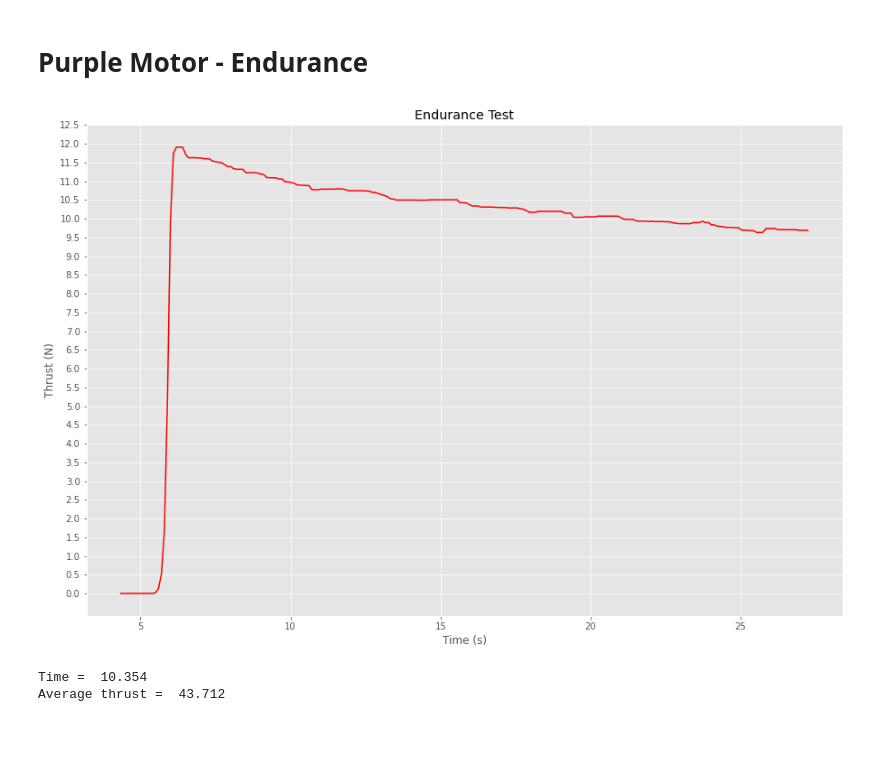
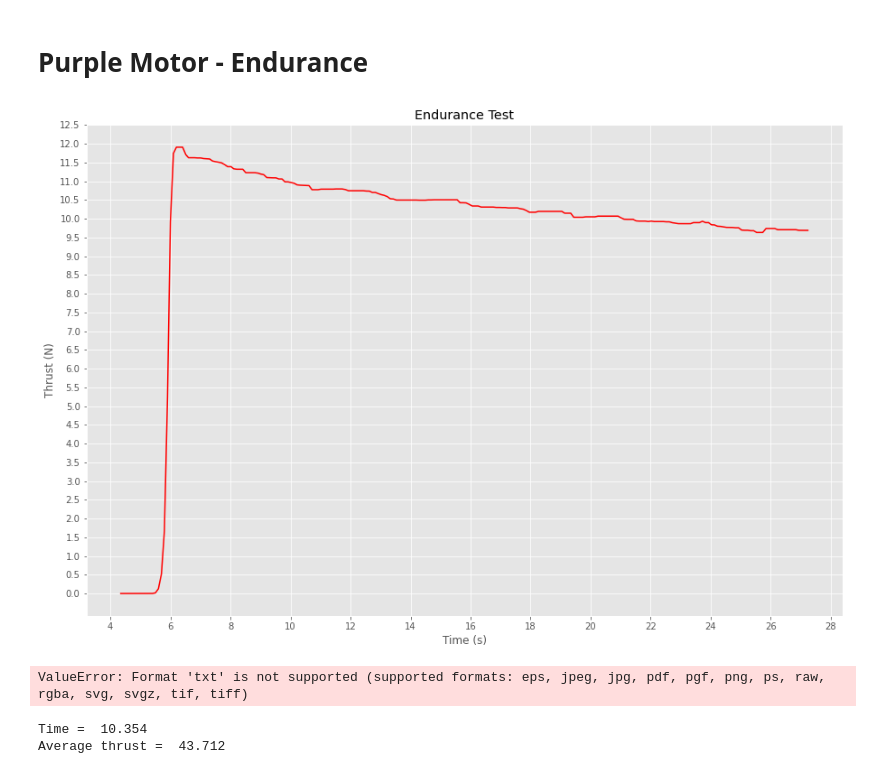
Before and after one commit to nmarks99/aero-capstone, a Jupyter notebook: thrust_test/nice_plots.ipynb, the cells around one changed output. Saved outputs shown, nothing was run; the diff lists cells and outputs as text; code cells hidden in the pictures; blank space fills up the shorter version.

```diff
--- a/thrust_test/nice_plots.ipynb
+++ b/thrust_test/nice_plots.ipynb
@@ -28,16 +28,18 @@ def normalize(data,firstn):
 # %%
 t,thrust = get_data("data/purple_motor/endurance_90.txt")
 thrust = normalize(thrust,5)
 
 plt.style.use('ggplot')
 fig, ax = plt.subplots(figsize = (15,10))
-# plt.xticks(np.arange(0,70,2))
+plt.xticks(np.arange(0,35,2))
 plt.yticks(np.arange(0,15,0.5))
 ax.set(ylabel="Thrust (N)", xlabel="Time (s)", title="Endurance Test")
 ax.plot(t[40:250],thrust[40:250],'-r')
 plt.show()
+fig.savefig("purple_endurance.png")
 # %% [output]
-[figure, old version]
+[figure, new version]
+ValueError: Format 'txt' is not supported (supported formats: eps, jpeg, jpg, pdf, pgf, png, ps, raw, rgba, svg, svgz, tif, tiff)
 # %%
 avg_thrust = np.mean(thrust[55:150])
 print("Time = ", round(t[150] - t[55],3))
```
Also changed, not shown: 3 other files.
